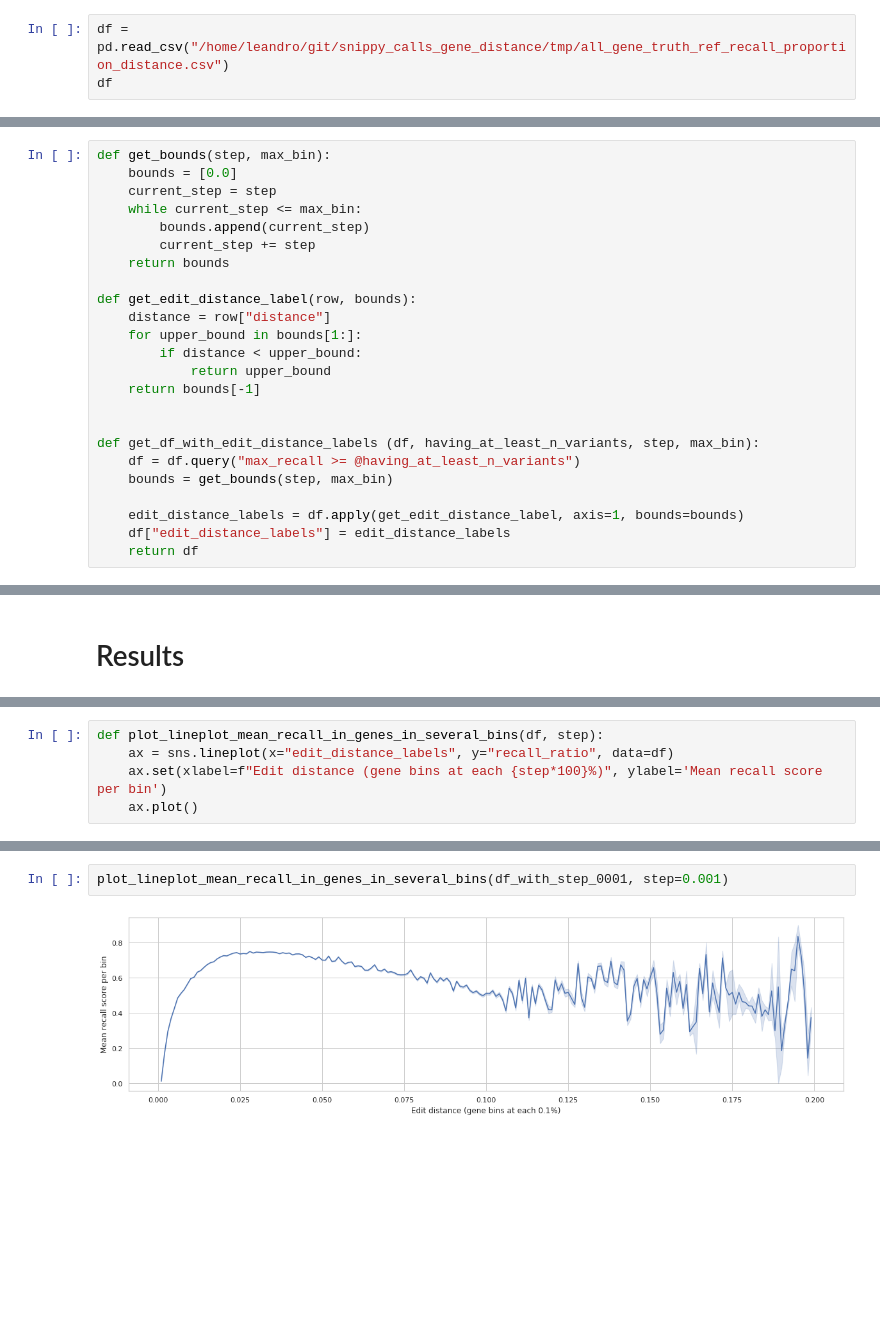
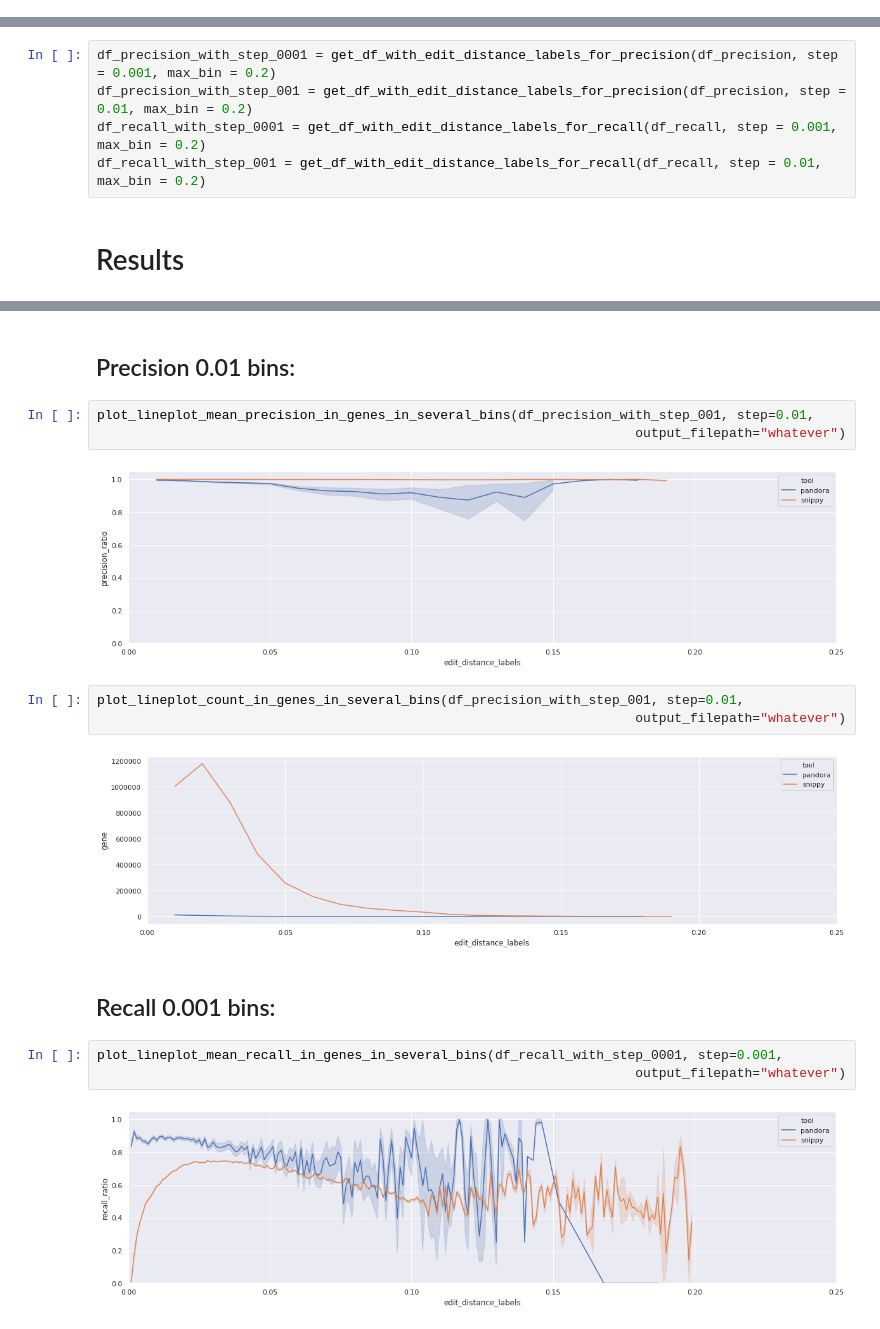
Before and after one commit to leoisl/pandora_gene_distance, a Jupyter notebook: notebooks/eda.ipynb, the cells around one changed output, grey strips where cells are left out. Drawn from its saved outputs; the diff is of its cells as text; blank space fills up the shorter version.

Commit message:
Updating EDA to put several tools in the same plots

```diff
--- a/notebooks/eda.ipynb
+++ b/notebooks/eda.ipynb
@@ -9,6 +9,3 @@ plt.rcParams['figure.figsize'] = [20, 5]
 # Data input
 
 For each triple (gene, truth, reference), we know the nb of truth variants in that gene (max_recall), the nb of truth variants snippy was able to call (observed_recall) and thus the recall performance (recall_ratio = observed_recall / max_recall). We also know the edit distance of the gene between the ref and the truth (distance).
-# %%
-df = pd.read_csv("/home/leandro/git/snippy_calls_gene_distance/tmp/all_gene_truth_ref_recall_proportion_distance.csv")
-df
@@ -29,26 +53,2 @@ df
 # %% [markdown]
 # Main helper functions
-# %%
-def get_bounds(step, max_bin):
-    bounds = [0.0]
-    current_step = step
-    while current_step <= max_bin:
-        bounds.append(current_step)
-        current_step += step
-    return bounds
-
-def get_edit_distance_label(row, bounds):
-    distance = row["distance"]
-    for upper_bound in bounds[1:]:
-        if distance < upper_bound:
-            return upper_bound
-    return bounds[-1]
-
-
-def get_df_with_edit_distance_labels (df, having_at_least_n_variants, step, max_bin):
-    df = df.query("max_recall >= @having_at_least_n_variants")
-    bounds = get_bounds(step, max_bin)
-
-    edit_distance_labels = df.apply(get_edit_distance_label, axis=1, bounds=bounds)
-    df["edit_distance_labels"] = edit_distance_labels
-    return df
@@ -60,2 +149,7 @@ df_with_step_001 = get_df_with_edit_distance_labels(df, having_at_least_n_varian
+# %%
+df_precision_with_step_0001 = get_df_with_edit_distance_labels_for_precision(df_precision, step = 0.001, max_bin = 0.2)
+df_precision_with_step_001 = get_df_with_edit_distance_labels_for_precision(df_precision, step = 0.01, max_bin = 0.2)
+df_recall_with_step_0001 = get_df_with_edit_distance_labels_for_recall(df_recall, step = 0.001, max_bin = 0.2)
+df_recall_with_step_001 = get_df_with_edit_distance_labels_for_recall(df_recall, step = 0.01, max_bin = 0.2)
 # %% [markdown]
 # Results
@@ -66,5 +155,0 @@ For all triples (gene, truth, reference), we plot the recall_ratio divided into
-# %%
-def plot_lineplot_mean_recall_in_genes_in_several_bins(df, step):
-    ax = sns.lineplot(x="edit_distance_labels", y="recall_ratio", data=df)
-    ax.set(xlabel=f"Edit distance (gene bins at each {step*100}%)", ylabel='Mean recall score per bin')
-    ax.plot()
@@ -71,4 +168,19 @@ def plot_lineplot_mean_recall_in_genes_in_several_bins(df, step):
+# %% [markdown]
+## Precision 0.01 bins:
+# %%
+plot_lineplot_mean_precision_in_genes_in_several_bins(df_precision_with_step_001, step=0.01,
+                                                                     output_filepath="whatever")
+# %% [output]
+[figure, added]
+# %%
+plot_lineplot_count_in_genes_in_several_bins(df_precision_with_step_001, step=0.01,
+                                                                     output_filepath="whatever")
+# %% [output]
+[figure, added]
+# %% [markdown]
+## Recall 0.001 bins:
 # %%
-plot_lineplot_mean_recall_in_genes_in_several_bins(df_with_step_0001, step=0.001)
+plot_lineplot_mean_recall_in_genes_in_several_bins(df_recall_with_step_0001, step=0.001,
+                                                                     output_filepath="whatever")
 # %% [output]
-[figure, old version]
+[figure, new version]
```
Also changed, not shown: parts of 28 cells of this notebook.
